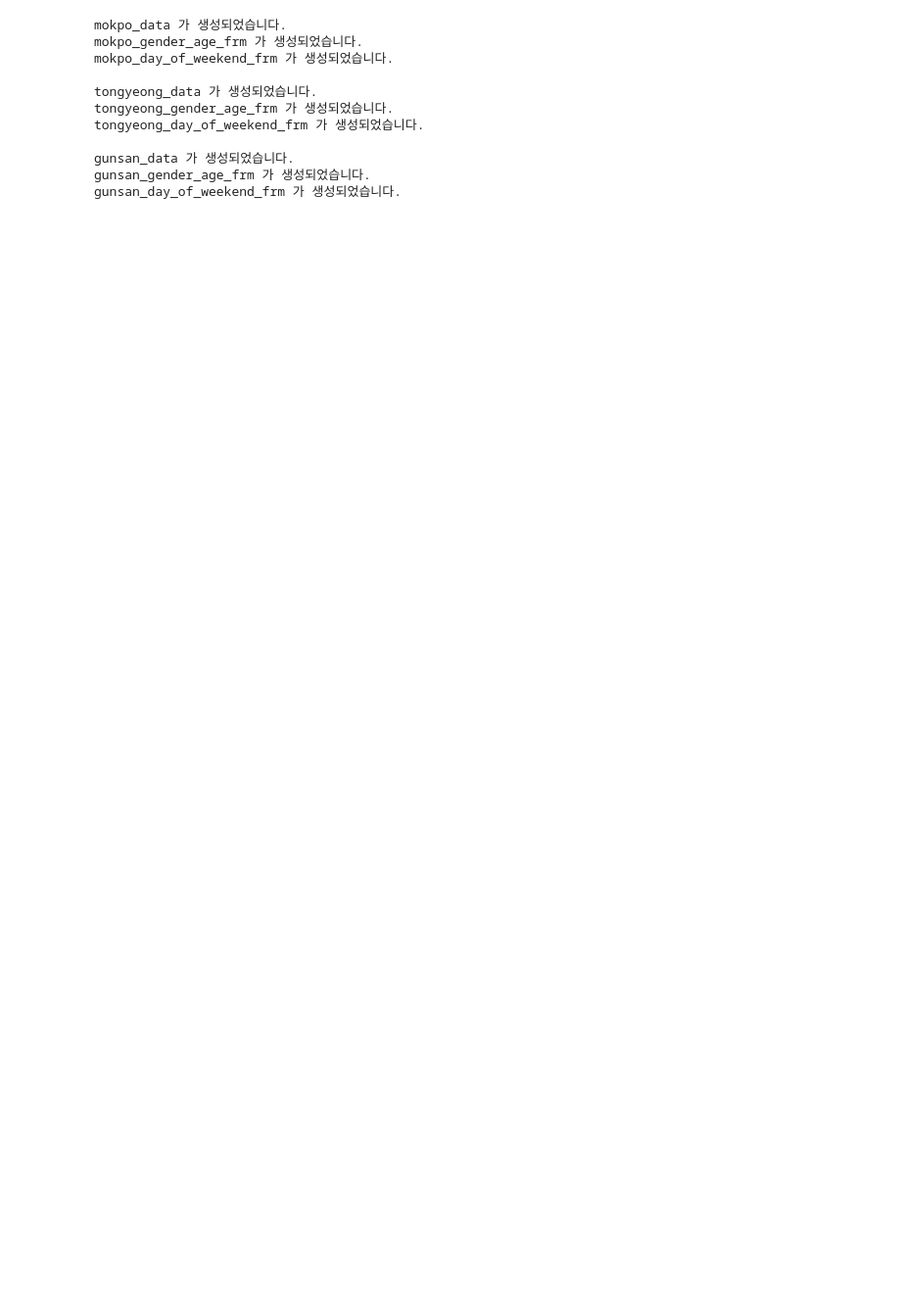
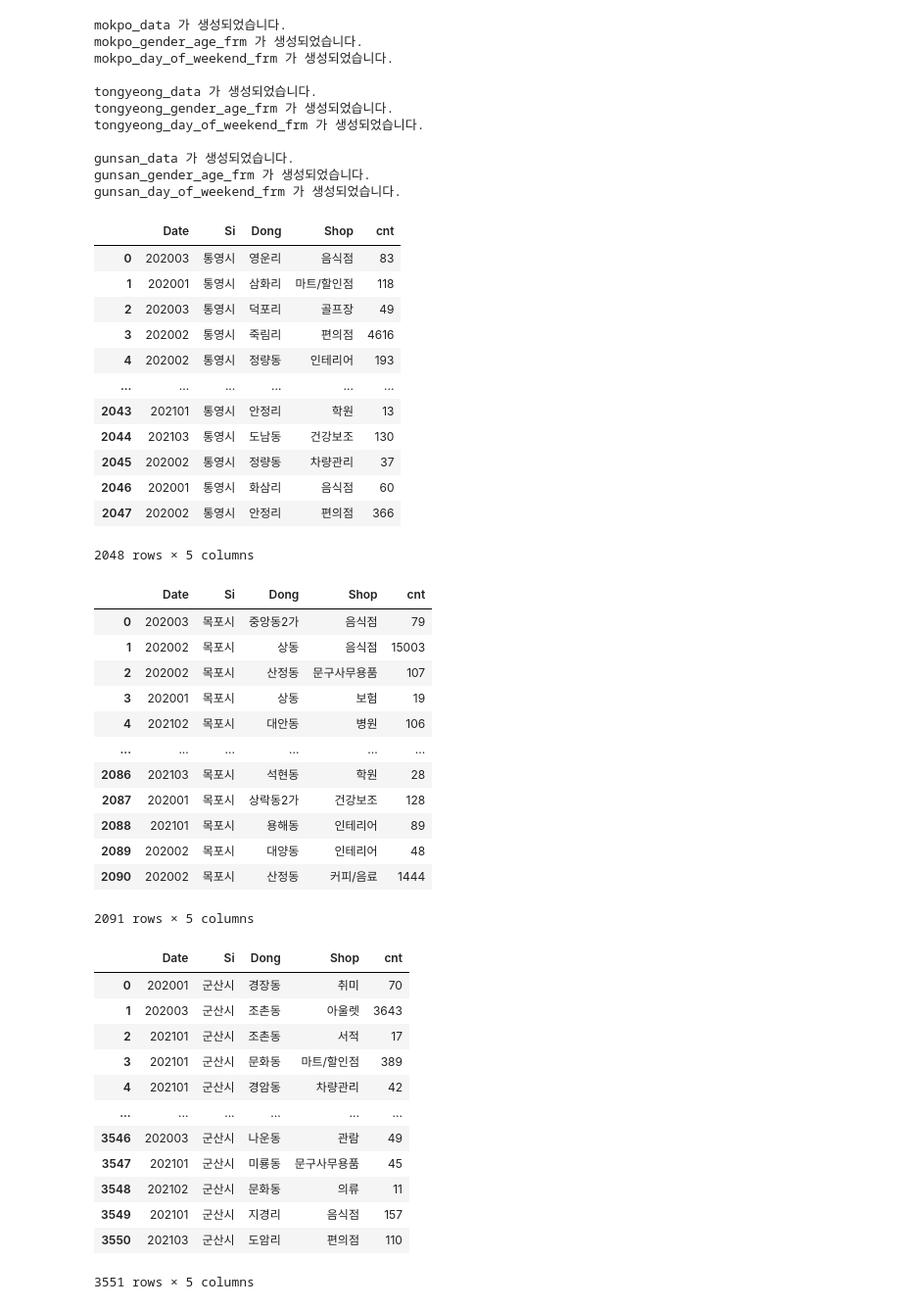
Before and after one commit to JUICE-JinHyeong/multicampus_final_First, a Jupyter notebook: pratice_project/JinHyeong/samsung_card_slicing.ipynb, the cells around one changed output. Shown at 98% size. Cells and saved outputs as stored; diff of their text form; code cells hidden in the pictures; blank space fills up the shorter version.

```diff
--- a/pratice_project/JinHyeong/samsung_card_slicing.ipynb
+++ b/pratice_project/JinHyeong/samsung_card_slicing.ipynb
@@ -62,3 +104,50 @@ tongyeong_day_of_weekend_frm 가 생성되었습니다.
 gunsan_data 가 생성되었습니다.
 gunsan_gender_age_frm 가 생성되었습니다.
 gunsan_day_of_weekend_frm 가 생성되었습니다.
+# %%
+# cnt
+
+mokpo_data
+display(tongyeong_data)
+display(mokpo_data)
+display(gunsan_data)
+# %% [output]
+|  | Date | Si | Dong | Shop | cnt |
+| 0 | 202003 | 통영시 | 영운리 | 음식점 | 83 |
+| 1 | 202001 | 통영시 | 삼화리 | 마트/할인점 | 118 |
+| 2 | 202003 | 통영시 | 덕포리 | 골프장 | 49 |
+| 3 | 202002 | 통영시 | 죽림리 | 편의점 | 4616 |
+| 4 | 202002 | 통영시 | 정량동 | 인테리어 | 193 |
+| ... | ... | ... | ... | ... | ... |
+| 2043 | 202101 | 통영시 | 안정리 | 학원 | 13 |
+| 2044 | 202103 | 통영시 | 도남동 | 건강보조 | 130 |
+| 2045 | 202002 | 통영시 | 정량동 | 차량관리 | 37 |
+| 2046 | 202001 | 통영시 | 화삼리 | 음식점 | 60 |
+| 2047 | 202002 | 통영시 | 안정리 | 편의점 | 366 |
+2048 rows × 5 columns
+|  | Date | Si | Dong | Shop | cnt |
+| 0 | 202003 | 목포시 | 중앙동2가 | 음식점 | 79 |
+| 1 | 202002 | 목포시 | 상동 | 음식점 | 15003 |
+| 2 | 202002 | 목포시 | 산정동 | 문구사무용품 | 107 |
+| 3 | 202001 | 목포시 | 상동 | 보험 | 19 |
+| 4 | 202102 | 목포시 | 대안동 | 병원 | 106 |
+| ... | ... | ... | ... | ... | ... |
+| 2086 | 202103 | 목포시 | 석현동 | 학원 | 28 |
+| 2087 | 202001 | 목포시 | 상락동2가 | 건강보조 | 128 |
+| 2088 | 202101 | 목포시 | 용해동 | 인테리어 | 89 |
+| 2089 | 202002 | 목포시 | 대양동 | 인테리어 | 48 |
+| 2090 | 202002 | 목포시 | 산정동 | 커피/음료 | 1444 |
+2091 rows × 5 columns
+|  | Date | Si | Dong | Shop | cnt |
+| 0 | 202001 | 군산시 | 경장동 | 취미 | 70 |
+| 1 | 202003 | 군산시 | 조촌동 | 아울렛 | 3643 |
+| 2 | 202101 | 군산시 | 조촌동 | 서적 | 17 |
+| 3 | 202101 | 군산시 | 문화동 | 마트/할인점 | 389 |
+| 4 | 202101 | 군산시 | 경암동 | 차량관리 | 42 |
+| ... | ... | ... | ... | ... | ... |
+| 3546 | 202003 | 군산시 | 나운동 | 관람 | 49 |
+| 3547 | 202101 | 군산시 | 미룡동 | 문구사무용품 | 45 |
+| 3548 | 202102 | 군산시 | 문화동 | 의류 | 11 |
+| 3549 | 202101 | 군산시 | 지경리 | 음식점 | 157 |
+| 3550 | 202103 | 군산시 | 도암리 | 편의점 | 110 |
+3551 rows × 5 columns
```
Also changed, not shown: parts of 11 cells of this notebook.
